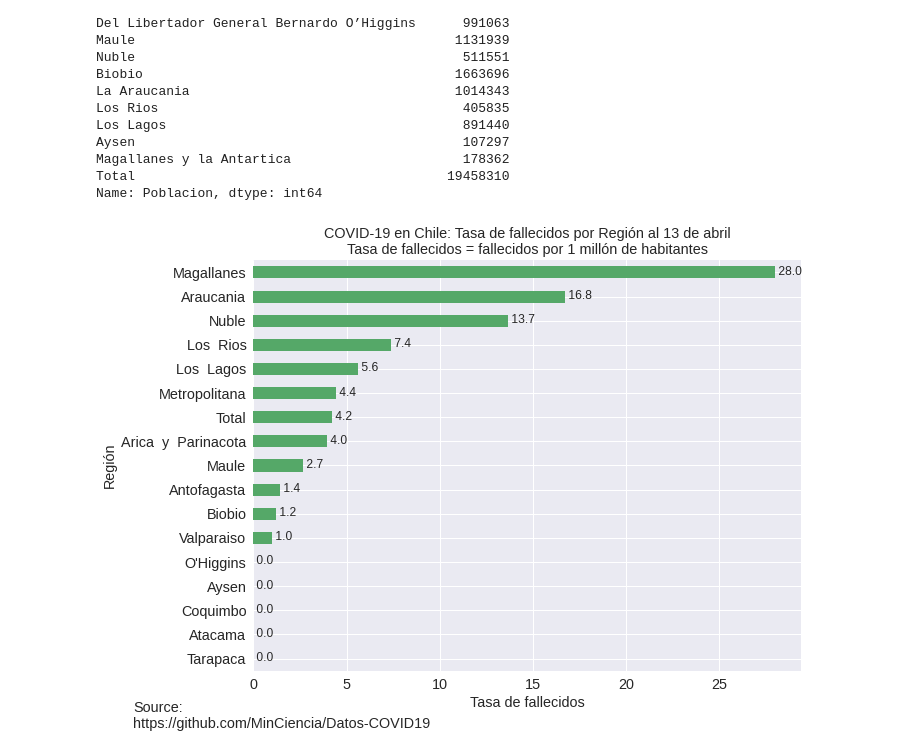
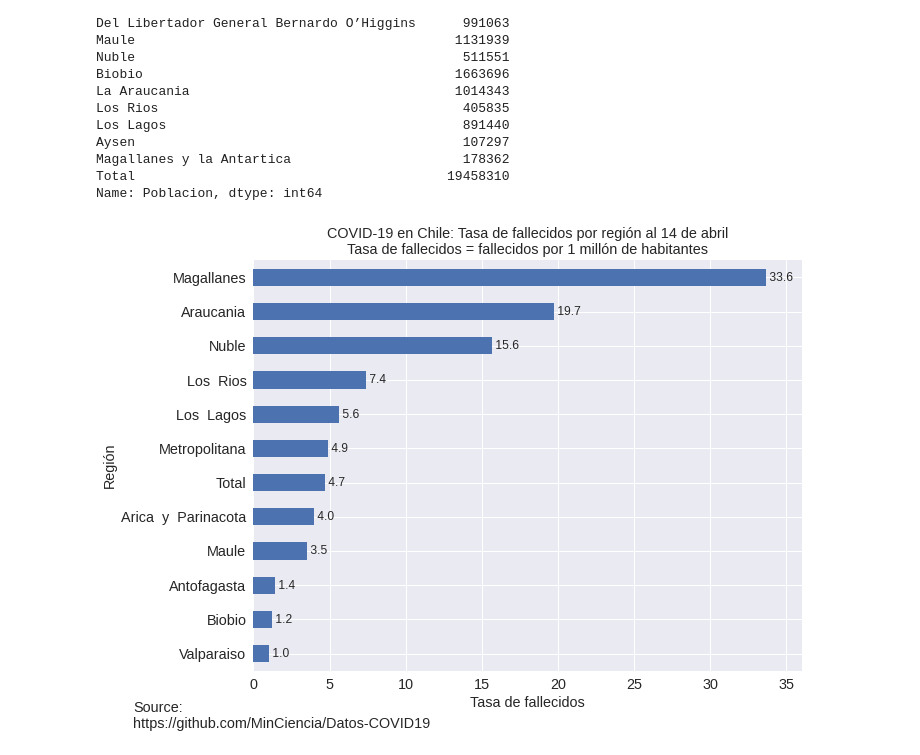
Before and after one commit to alonsosilvaallende/COVID-19, a Jupyter notebook: COVID_19_Chile_Tasa_Fallecidos_por_Region.ipynb, the cells around one changed output. Cells and saved outputs as stored; diff of their text form; code cells hidden in the pictures.

```diff
--- a/COVID_19_Chile_Tasa_Fallecidos_por_Region.ipynb
+++ b/COVID_19_Chile_Tasa_Fallecidos_por_Region.ipynb
@@ -6,4 +6,4 @@ import matplotlib.pyplot as plt
 import pandas as pd
 plt.style.use('seaborn')
 # %%
-data_raw = pd.read_csv('https://raw.githubusercontent.com/MinCiencia/Datos-COVID19/master/output/producto4/2020-04-13-CasosConfirmados-totalRegional.csv', index_col='Region')
+data_raw = pd.read_csv('https://raw.githubusercontent.com/MinCiencia/Datos-COVID19/master/output/producto4/2020-04-14-CasosConfirmados-totalRegional.csv', index_col='Region')
@@ -68,18 +90,21 @@ Name: Poblacion, dtype: int64
 death_rate = 1000000*data_raw['Fallecidos']/tests_raw['Poblacion'].values
 # %%
 death_rate = death_rate.sort_values(ascending=True)
+# %%
+death_rate = death_rate[death_rate>0]
 # %%
 fig, ax = plt.subplots(figsize=(10,7))
-death_rate.plot(kind='barh', ax=ax, color='C1', fontsize='x-large')
+death_rate.plot(kind='barh', ax=ax, color='C0', fontsize='x-large')
 for i, val in enumerate(death_rate):
   ax.text(val, i-0.1, f" {val:.1f}", fontsize='large')
-ax.set_title(f'COVID-19 en Chile: Tasa de fallecidos por Región al 13 de abril\nTasa de fallecidos = fallecidos por 1 millón de habitantes', fontsize='x-large')
+ax.set_title(f'COVID-19 en Chile: Tasa de fallecidos por región al 14 de abril\nTasa de fallecidos = fallecidos por 1 millón de habitantes', fontsize='x-large')
 ax.set_xlabel(f'Tasa de fallecidos', fontsize='x-large')
 ax.set_ylabel(f'Región', fontsize='x-large')
+plt.xlim(0,36)
 fig.tight_layout()
 plt.annotate('Source:\nhttps://github.com/MinCiencia/Datos-COVID19', (0,0), (-120,-30), fontsize='x-large', xycoords='axes fraction', textcoords='offset points', va='top')
-plt.savefig("2020-04-14-COVID-19-Chile-Fallecidos-por-Region.png", format='png', bbox_inches='tight', dvi=1200)
+plt.savefig("2020-04-15-COVID-19-Chile-Tasa-de-Fallecidos-por-Region.png", format='png', bbox_inches='tight', dvi=1200)
 # %% [output]
-[figure, old version]
+[figure, new version]
 # %%
 from google.colab import files
```
Also changed, not shown: parts of 7 cells of this notebook.
